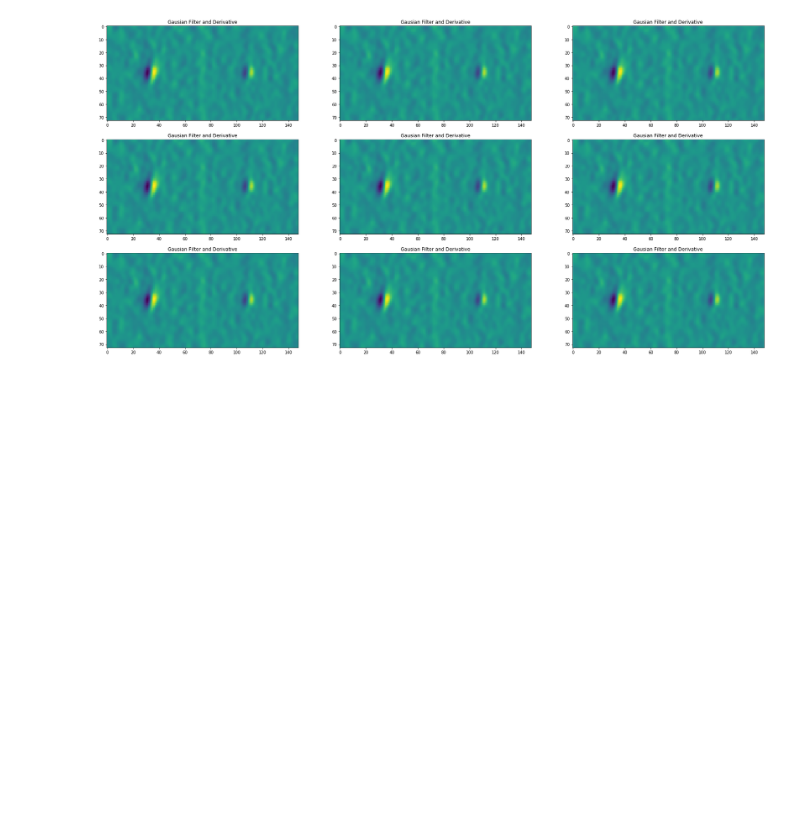
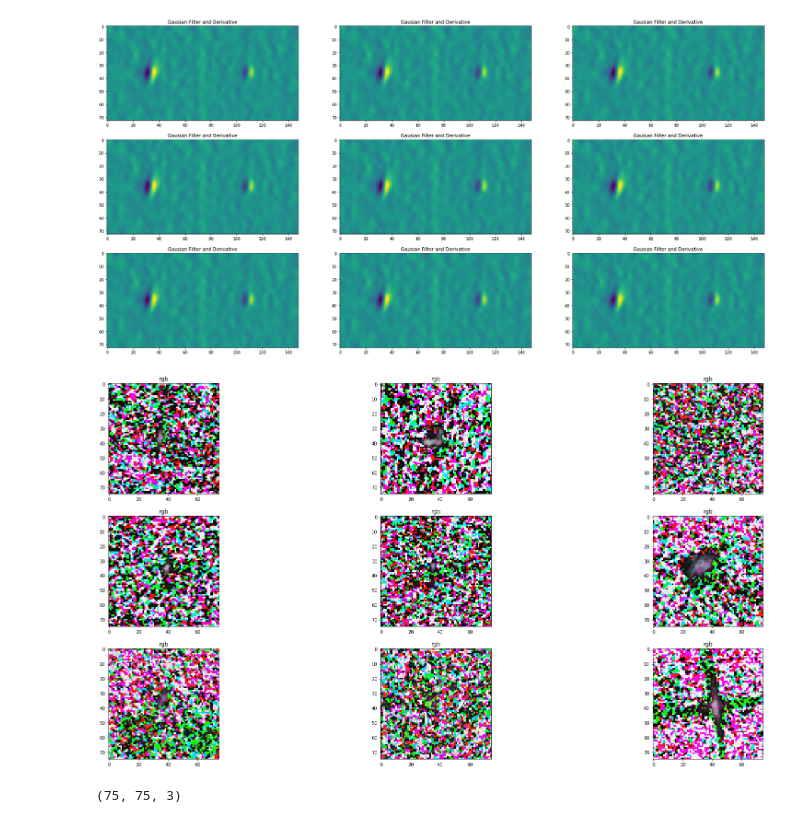
Before and after one commit to kailukowiak/DATA602_Final_Project, a Jupyter notebook: PlanningAndSandBox.ipynb, the cells around one changed output. Cells and saved outputs as stored; diff of their text form; code cells hidden in the pictures; blank space fills up the shorter version.

```diff
--- a/PlanningAndSandBox.ipynb
+++ b/PlanningAndSandBox.ipynb
@@ -263,3 +263,31 @@ samplePlots(pre_process_median(train), 'Second median filter')
 samplePlots(pre_process(train), 'Gausian Filter and Derivative')
 # %% [output]
 [figure]
+# %%
+def get_scaled_imgs(df):
+    imgs = []
+
+    for i, row in df.iterrows():
+        #make 75x75 image
+        band_1 = np.array(row['band_1']).reshape(75, 75)
+        band_2 = np.array(row['band_2']).reshape(75, 75)
+        band_3 = band_1 + band_2 # plus since log(x*y) = log(x) + log(y)
+
+        # Rescale
+        a = (band_1 - band_1.mean()) / (band_1.max() - band_1.min())
+        b = (band_2 - band_2.mean()) / (band_2.max() - band_2.min())
+        c = (band_3 - band_3.mean()) / (band_3.max() - band_3.min())
+
+        imgs.append(np.dstack((a, b, c)))
+
+    return np.array(imgs)
+# %%
+rgbDF = get_scaled_imgs(train)
+# %%
+samplePlots(rgbDF, 'rgb')
+# %% [output]
+[figure, added]
+# %%
+rgbDF[1].shape
+# %% [output]
+(75, 75, 3)
```
Also changed, not shown: 10 other files.
